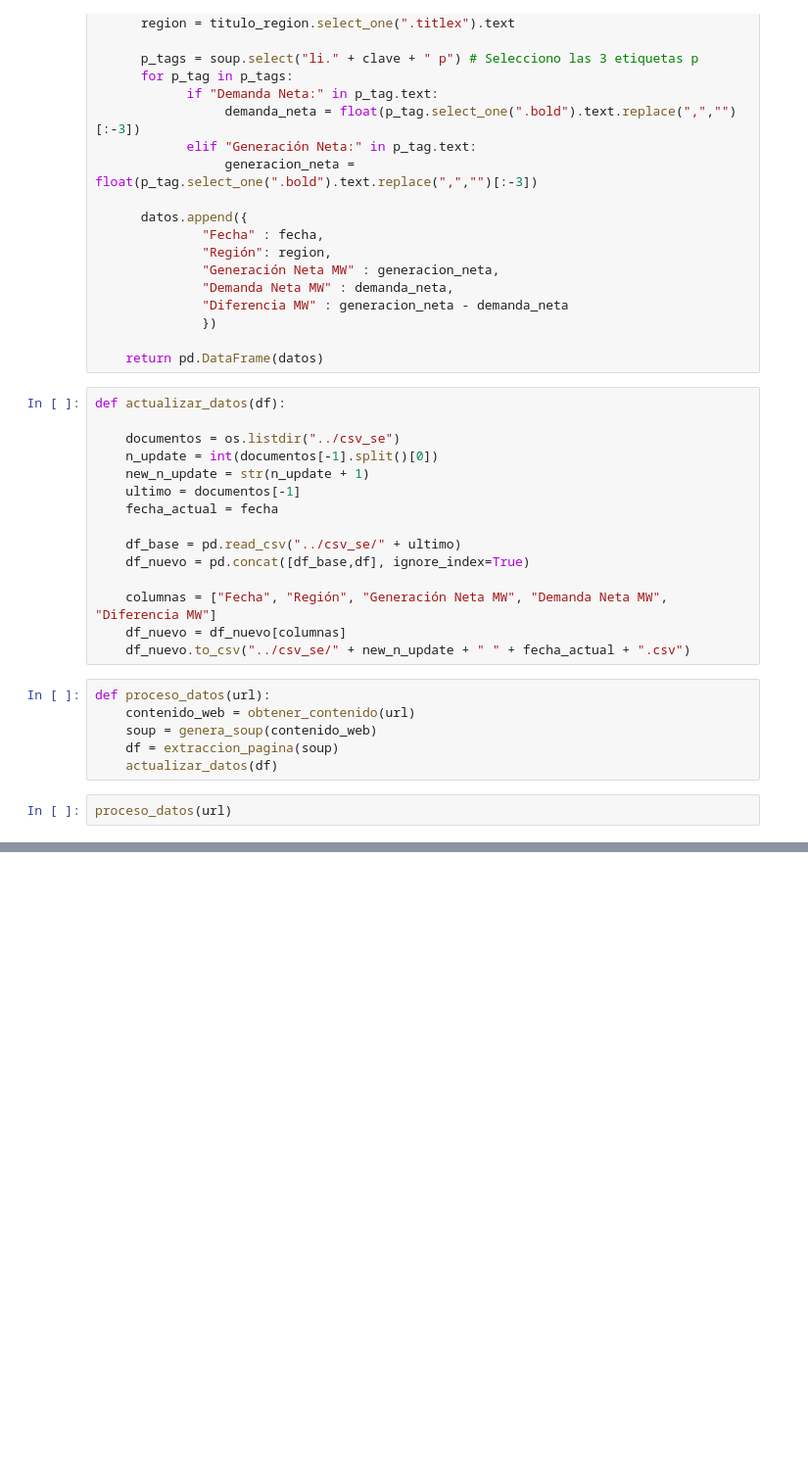
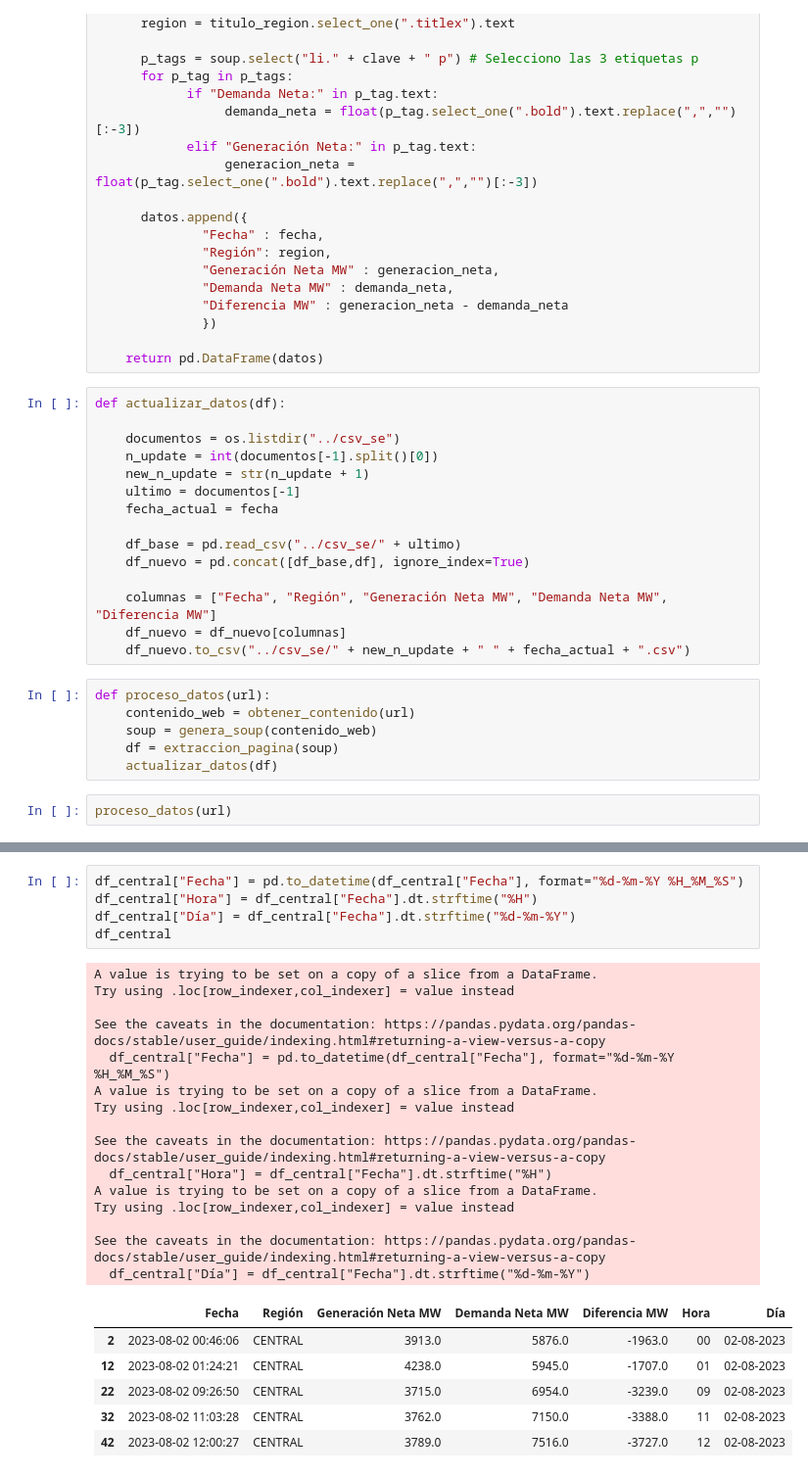
Before and after one commit to JairRamosG/Repositorio_ia_center, a Jupyter notebook: consumo_electrico/script_consumo_electrico.ipynb, the cells around one changed output, grey strips where cells are left out. Shown at 98% size. Drawn from its saved outputs; the diff is of its cells as text; blank space fills up the shorter version.

```diff
--- a/consumo_electrico/script_consumo_electrico.ipynb
+++ b/consumo_electrico/script_consumo_electrico.ipynb
@@ -66,0 +102,27 @@ proceso_datos(url)
+# %%
+df_central["Fecha"] = pd.to_datetime(df_central["Fecha"], format="%d-%m-%Y %H_%M_%S")
+df_central["Hora"] = df_central["Fecha"].dt.strftime("%H")
+df_central["Día"] = df_central["Fecha"].dt.strftime("%d-%m-%Y")
+df_central
+# %% [output]
+A value is trying to be set on a copy of a slice from a DataFrame.
+Try using .loc[row_indexer,col_indexer] = value instead
+
+See the caveats in the documentation: https://pandas.pydata.org/pandas-docs/stable/user_guide/indexing.html#returning-a-view-versus-a-copy
+  df_central["Fecha"] = pd.to_datetime(df_central["Fecha"], format="%d-%m-%Y %H_%M_%S")
+A value is trying to be set on a copy of a slice from a DataFrame.
+Try using .loc[row_indexer,col_indexer] = value instead
+
+See the caveats in the documentation: https://pandas.pydata.org/pandas-docs/stable/user_guide/indexing.html#returning-a-view-versus-a-copy
+  df_central["Hora"] = df_central["Fecha"].dt.strftime("%H")
+A value is trying to be set on a copy of a slice from a DataFrame.
+Try using .loc[row_indexer,col_indexer] = value instead
+
+See the caveats in the documentation: https://pandas.pydata.org/pandas-docs/stable/user_guide/indexing.html#returning-a-view-versus-a-copy
+  df_central["Día"] = df_central["Fecha"].dt.strftime("%d-%m-%Y")
+|  | Fecha | Región | Generación Neta MW | Demanda Neta MW | Diferencia MW | Hora | Día |
+| 2 | 2023-08-02 00:46:06 | CENTRAL | 3913.0 | 5876.0 | -1963.0 | 00 | 02-08-2023 |
+| 12 | 2023-08-02 01:24:21 | CENTRAL | 4238.0 | 5945.0 | -1707.0 | 01 | 02-08-2023 |
+| 22 | 2023-08-02 09:26:50 | CENTRAL | 3715.0 | 6954.0 | -3239.0 | 09 | 02-08-2023 |
+| 32 | 2023-08-02 11:03:28 | CENTRAL | 3762.0 | 7150.0 | -3388.0 | 11 | 02-08-2023 |
+| 42 | 2023-08-02 12:00:27 | CENTRAL | 3789.0 | 7516.0 | -3727.0 | 12 | 02-08-2023 |
```
Also changed, not shown: parts of 4 cells of this notebook.
